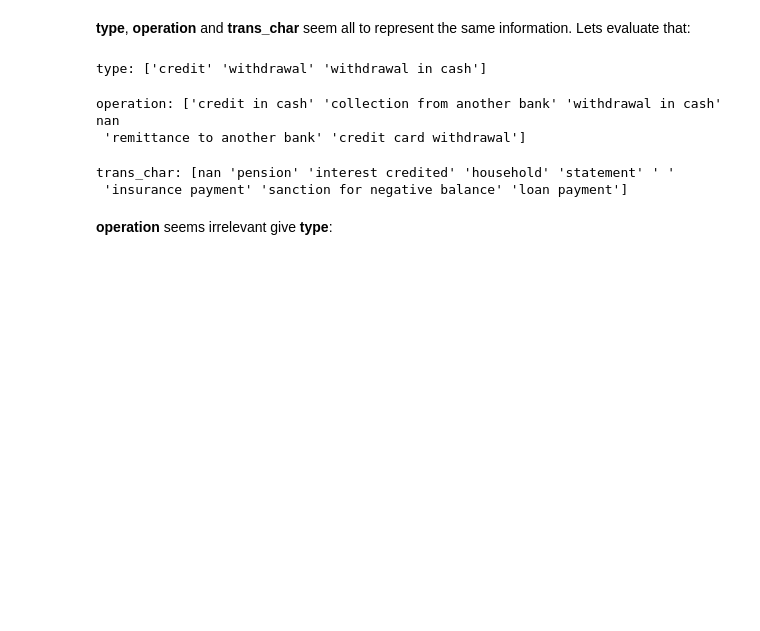
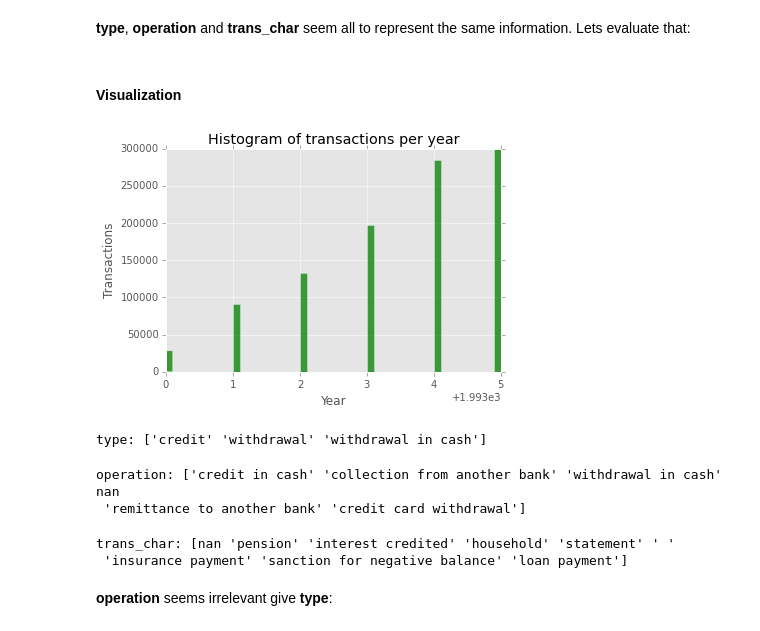
Before and after one commit to diogojapinto/banking-project, a Jupyter notebook: Banking Project - Rui.ipynb, the cells around one changed output. Drawn from its saved outputs; the diff is of its cells as text; code cells hidden in the pictures; blank space fills up the shorter version.

Commit message:
Added a simple histogram of transactions per year as a test

```diff
--- a/Banking Project - Rui.ipynb
+++ b/Banking Project - Rui.ipynb
@@ -358,6 +358,23 @@ transactions_df.describe(include='all')
 | max | 11382.000000 | NaN | NaN | NaN | 87400.000000 | 209637.000000 | NaN | NaN | 99994199.000000 |
 # %% [markdown]
 **type**, **operation** and **trans_char** seem all to represent the same information. Lets evaluate that:
+# %% [markdown]
+#### Visualization
+# %%
+transactions_df_years = pd.DatetimeIndex(transactions_df['date']).year
+# %%
+# the histogram of the data
+
+plt.hist(transactions_df_years, 50, normed=0, facecolor='g', alpha=0.75)
+
+plt.xlabel('Year')
+plt.ylabel('Transactions')
+plt.title('Histogram of transactions per year')
+plt.axis([1993, 1998, 0, 300000])
+plt.grid(True)
+plt.show()
+# %% [output]
+[figure, added]
 # %%
 print("type:", transactions_df['type'].unique())
 # %% [output]
```
Also changed, not shown: parts of 5 cells of this notebook.
